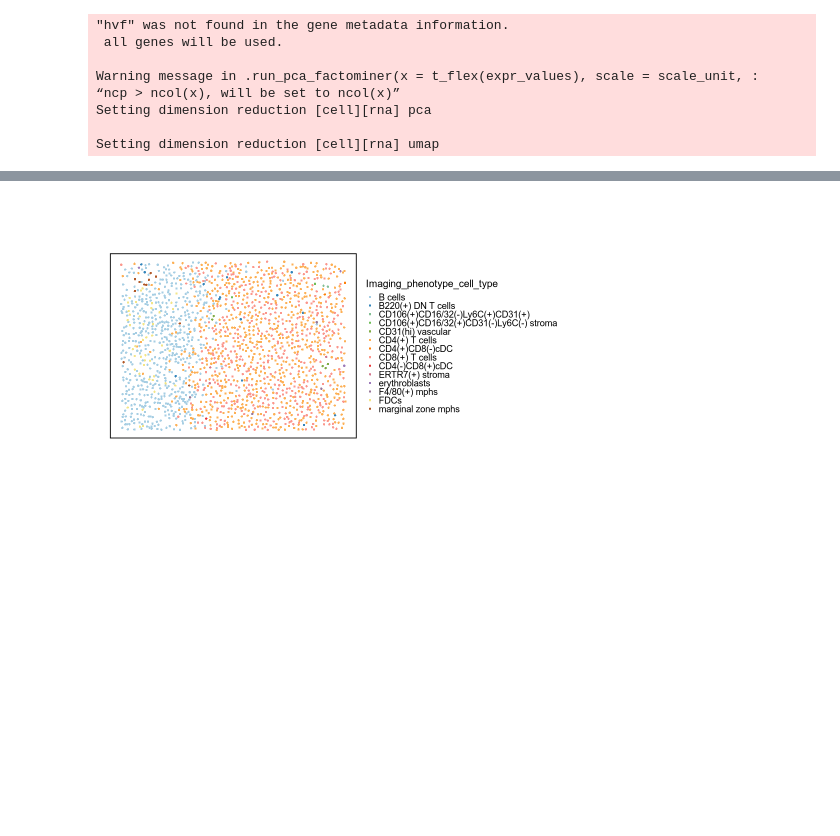
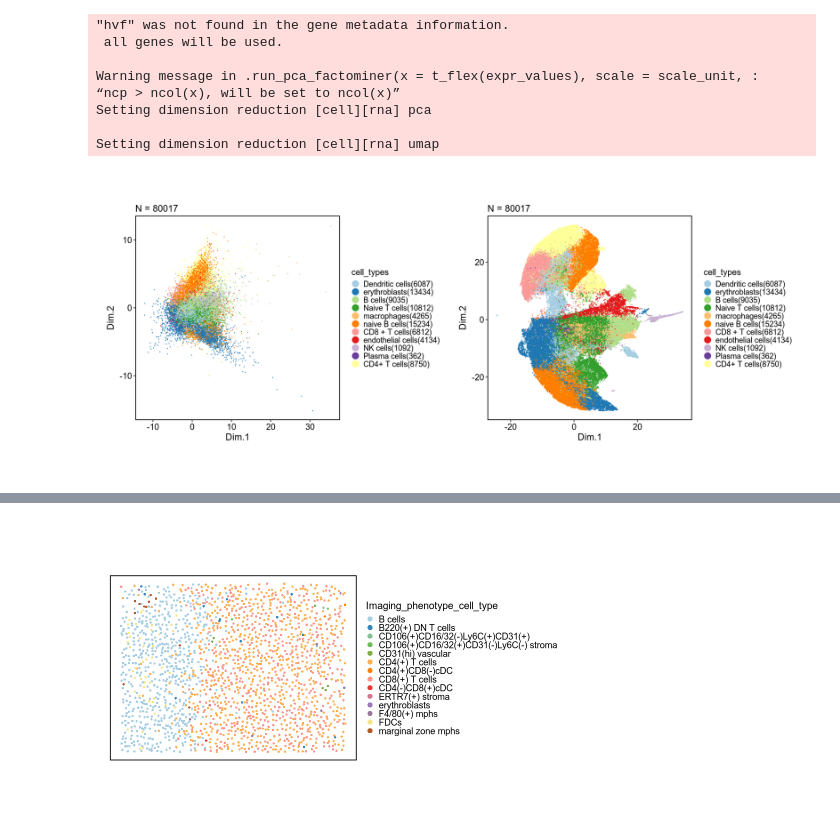
Before and after one commit to pwwang/scplotter, a Jupyter notebook: notebooks/spatial/Giotto.CODEX.ipynb, the cells around one changed output, grey strips where cells are left out. Saved outputs shown, nothing was run; the diff lists cells and outputs as text; code cells hidden in the pictures; blank space fills up the shorter version.

Commit message:
feat: support giotto objects for CellDimPlot, CellStatPlot and FeatureStatPlot

```diff
--- a/notebooks/spatial/Giotto.CODEX.ipynb
+++ b/notebooks/spatial/Giotto.CODEX.ipynb
@@ -246,3 +219,12 @@ Warning message in .run_pca_factominer(x = t_flex(expr_values), scale = scale_un
 Setting dimension reduction [cell][rna] pca
 
 Setting dimension reduction [cell][rna] umap
+# %%
+options(repr.plot.width = 14, repr.plot.height = 6)
+
+p1 <- CellDimPlot(codex_test, reduction = "pca", group_by = "cell_types")
+p2 <- CellDimPlot(codex_test, reduction = "umap", group_by = "cell_types")
+
+p1 + p2
+# %% [output]
+[figure, added]
```
Also changed, not shown: parts of 8 cells of this notebook, 23 other files.
